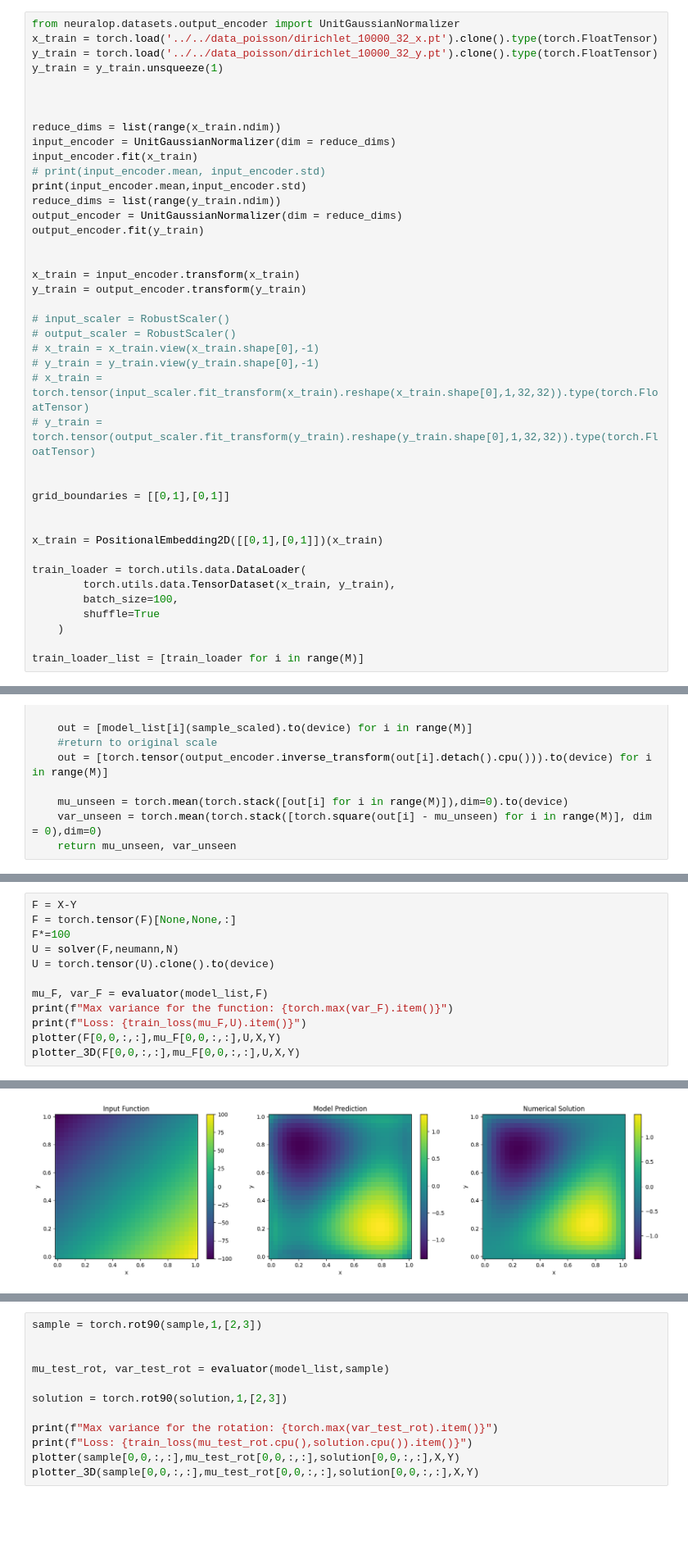
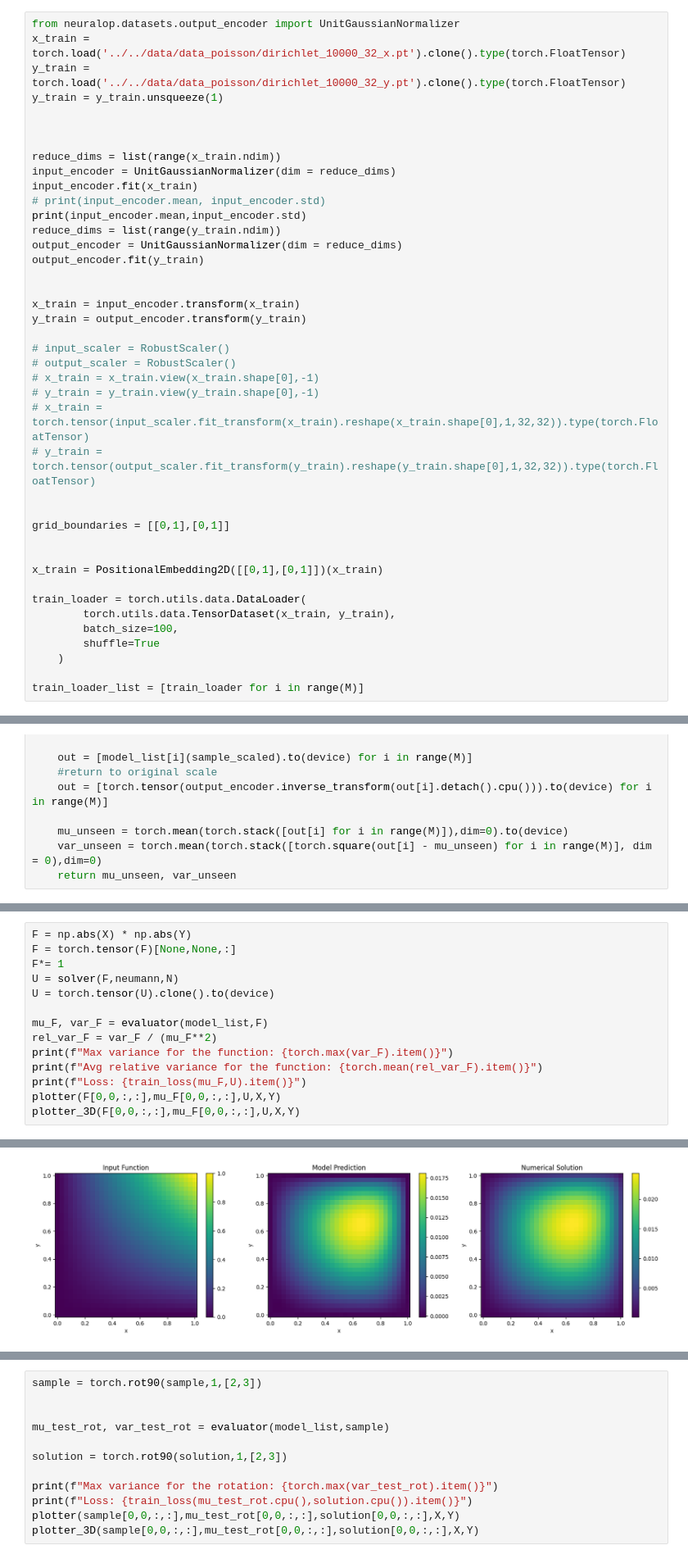
Before and after one commit to frasermartinx/MScProject, a Jupyter notebook: code/Ensemble-results.ipynb, the cells around one changed output, grey strips where cells are left out. Shown at 82% size. Drawn from its saved outputs; the diff is of its cells as text; blank space fills up the shorter version.

```diff
--- a/code/Ensemble-results.ipynb
+++ b/code/Ensemble-results.ipynb
@@ -39,8 +39,8 @@ if a == 1:
 train_loss = LpLoss(d = 2, p = 2, reductions = "sum")
 # %%
 from neuralop.datasets.output_encoder import UnitGaussianNormalizer
-x_train = torch.load('../../data_poisson/dirichlet_10000_32_x.pt').clone().type(torch.FloatTensor)
-y_train = torch.load('../../data_poisson/dirichlet_10000_32_y.pt').clone().type(torch.FloatTensor)
+x_train = torch.load('../../data/data_poisson/dirichlet_10000_32_x.pt').clone().type(torch.FloatTensor)
+y_train = torch.load('../../data/data_poisson/dirichlet_10000_32_y.pt').clone().type(torch.FloatTensor)
 y_train = y_train.unsqueeze(1)
 
 
@@ -254,12 +273,14 @@ Max variance for the spike: 0.0001602654519956559
 # %%
-F = X-Y
+F = np.abs(X) * np.abs(Y)
 F = torch.tensor(F)[None,None,:]
-F*=100
+F*= 1
 U = solver(F,neumann,N)
 U = torch.tensor(U).clone().to(device)
 
 mu_F, var_F = evaluator(model_list,F)
+rel_var_F = var_F / (mu_F**2)
 print(f"Max variance for the function: {torch.max(var_F).item()}")
+print(f"Avg relative variance for the function: {torch.mean(rel_var_F).item()}")
 print(f"Loss: {train_loss(mu_F,U).item()}")
 plotter(F[0,0,:,:],mu_F[0,0,:,:],U,X,Y)
 plotter_3D(F[0,0,:,:],mu_F[0,0,:,:],U,X,Y)
@@ -269 +291 @@ Loss: 0.19472324159882462
-[figure, old version]
+[figure, new version]
```
Also changed, not shown: parts of 5 cells of this notebook.
